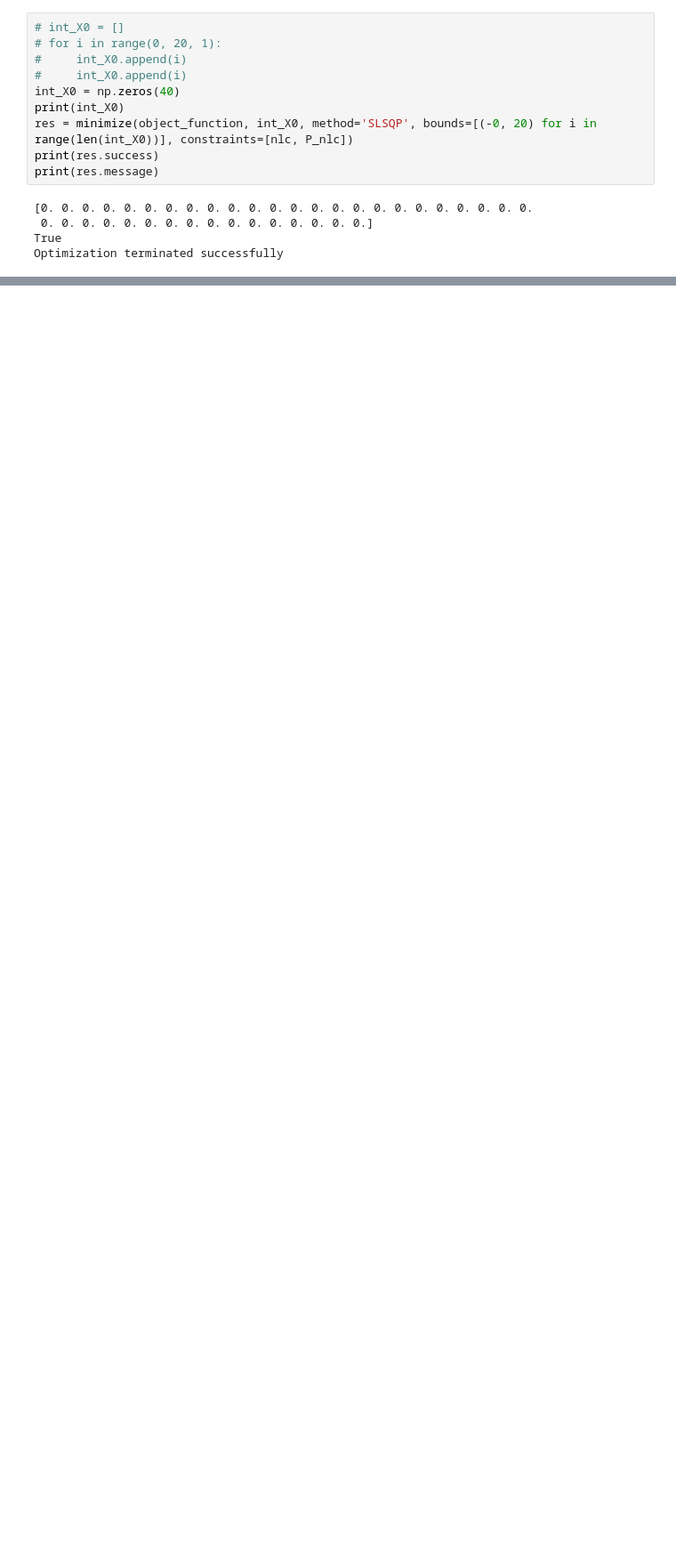
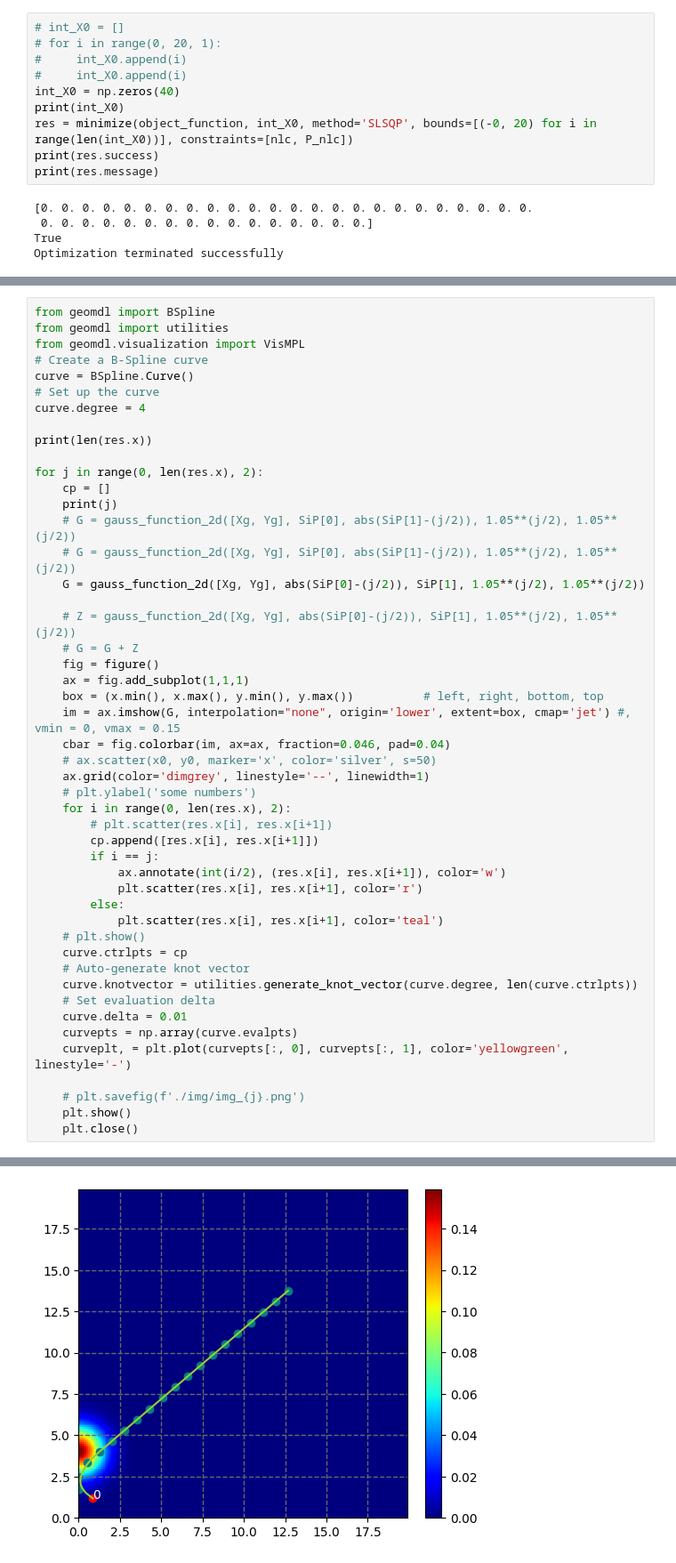
Before and after one commit to re1983/bspline_opt, a Jupyter notebook: muti_opt.ipynb, the cells around one changed output, grey strips where cells are left out. Shown at 89% size. Saved outputs shown, nothing was run; the diff lists cells and outputs as text; blank space fills up the shorter version.

```diff
--- a/muti_opt.ipynb
+++ b/muti_opt.ipynb
@@ -95,0 +98,49 @@ plt.show()
+# %%
+from geomdl import BSpline
+from geomdl import utilities
+from geomdl.visualization import VisMPL
+# Create a B-Spline curve
+curve = BSpline.Curve()
+# Set up the curve
+curve.degree = 4
+
+print(len(res.x))
+
+for j in range(0, len(res.x), 2):
+    cp = []
+    print(j)
+    # G = gauss_function_2d([Xg, Yg], SiP[0], abs(SiP[1]-(j/2)), 1.05**(j/2), 1.05**(j/2))
+    # G = gauss_function_2d([Xg, Yg], SiP[0], abs(SiP[1]-(j/2)), 1.05**(j/2), 1.05**(j/2))
+    G = gauss_function_2d([Xg, Yg], abs(SiP[0]-(j/2)), SiP[1], 1.05**(j/2), 1.05**(j/2))
+
+    # Z = gauss_function_2d([Xg, Yg], abs(SiP[0]-(j/2)), SiP[1], 1.05**(j/2), 1.05**(j/2))
+    # G = G + Z
+    fig = figure()
+    ax = fig.add_subplot(1,1,1)
+    box = (x.min(), x.max(), y.min(), y.max())          # left, right, bottom, top
+    im = ax.imshow(G, interpolation="none", origin='lower', extent=box, cmap='jet') #, vmin = 0, vmax = 0.15
+    cbar = fig.colorbar(im, ax=ax, fraction=0.046, pad=0.04)
+    # ax.scatter(x0, y0, marker='x', color='silver', s=50)
+    ax.grid(color='dimgrey', linestyle='--', linewidth=1)
+    # plt.ylabel('some numbers')
+    for i in range(0, len(res.x), 2):
+        # plt.scatter(res.x[i], res.x[i+1])
+        cp.append([res.x[i], res.x[i+1]])
+        if i == j:
+            ax.annotate(int(i/2), (res.x[i], res.x[i+1]), color='w')
+            plt.scatter(res.x[i], res.x[i+1], color='r')
+        else:
+            plt.scatter(res.x[i], res.x[i+1], color='teal')
+    # plt.show()
+    curve.ctrlpts = cp
+    # Auto-generate knot vector
+    curve.knotvector = utilities.generate_knot_vector(curve.degree, len(curve.ctrlpts))
+    # Set evaluation delta
+    curve.delta = 0.01
+    curvepts = np.array(curve.evalpts)
+    curveplt, = plt.plot(curvepts[:, 0], curvepts[:, 1], color='yellowgreen', linestyle='-')
+
+    # plt.savefig(f'./img/img_{j}.png')
+    plt.show()
+    plt.close()
+# %% [output]
@@ -95,0 +149 @@ plt.show()
+[figure, added]
```
Also changed, not shown: parts of 6 cells of this notebook, 1 other file.
